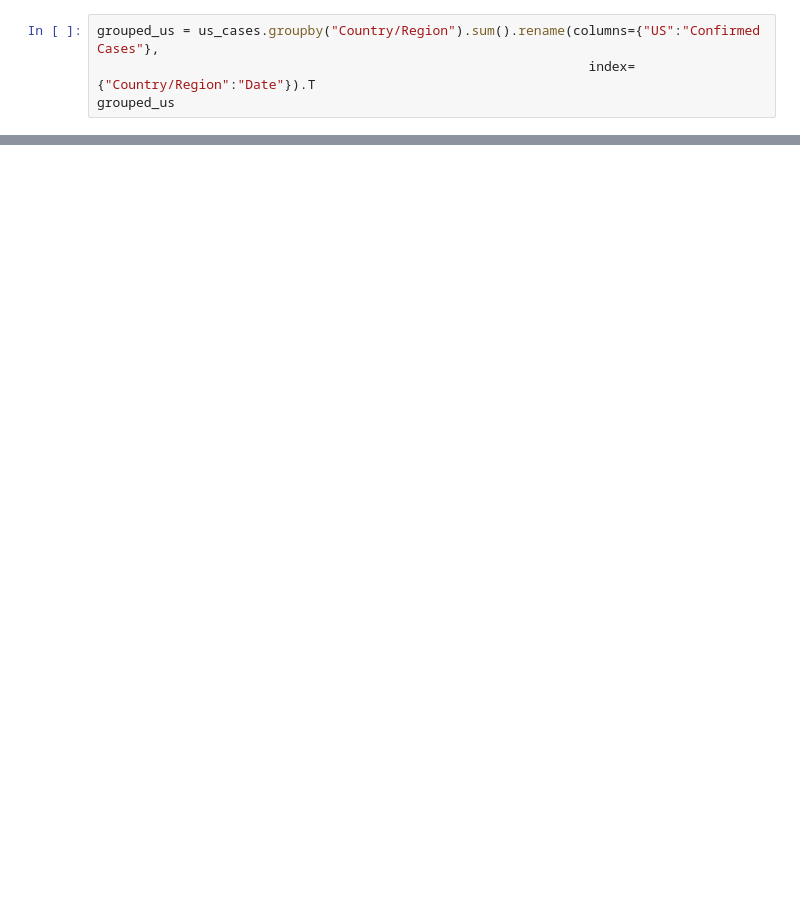
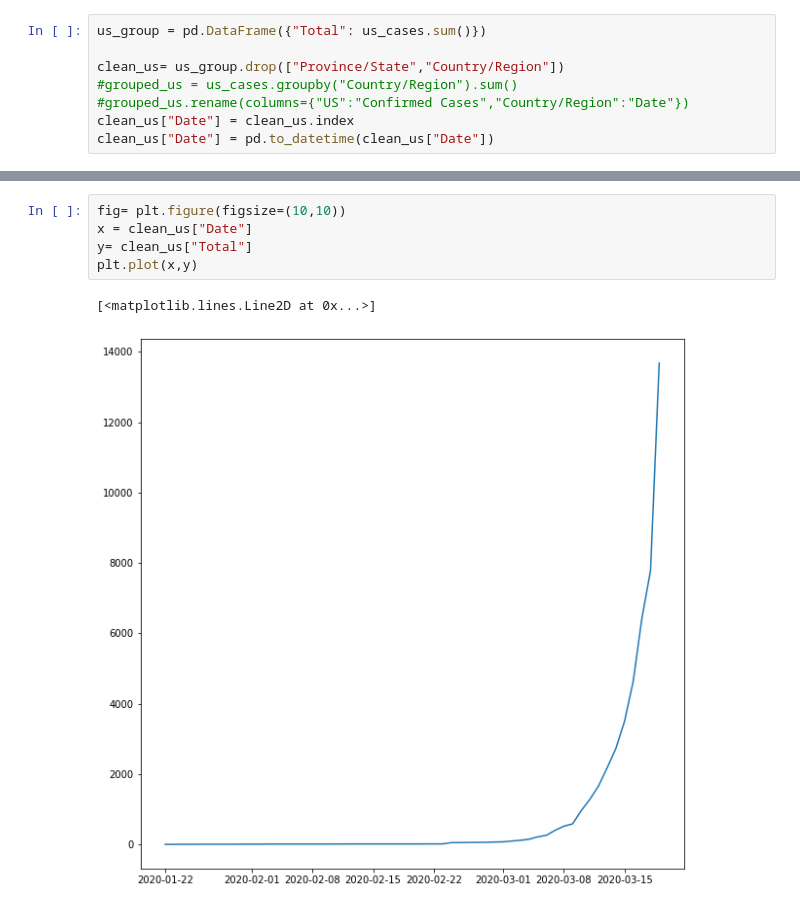
Before and after one commit to saelbakr/COVID-Stocks, a Jupyter notebook: AvgStocks.ipynb, the cells around one changed output, grey strips where cells are left out. Drawn from its saved outputs; the diff is of its cells as text; blank space fills up the shorter version.

```diff
--- a/AvgStocks.ipynb
+++ b/AvgStocks.ipynb
@@ -14,4 +106,8 @@ us_cases = clean.loc[clean['Country/Region'] == "US"]
 # %%
-grouped_us = us_cases.groupby("Country/Region").sum().rename(columns={"US":"Confirmed Cases"},
-                                                               index={"Country/Region":"Date"}).T
-grouped_us
+us_group = pd.DataFrame({"Total": us_cases.sum()})
+
+clean_us= us_group.drop(["Province/State","Country/Region"])
+#grouped_us = us_cases.groupby("Country/Region").sum()
+#grouped_us.rename(columns={"US":"Confirmed Cases","Country/Region":"Date"})
+clean_us["Date"] = clean_us.index
+clean_us["Date"] = pd.to_datetime(clean_us["Date"])
@@ -47,2 +134,10 @@ ylabel = ("Closing Stock Price")
+# %%
+fig= plt.figure(figsize=(10,10))
+x = clean_us["Date"]
+y= clean_us["Total"]
+plt.plot(x,y)
+# %% [output]
+[<matplotlib.lines.Line2D at 0x...>]
+[figure, added]
 # %%
 ticker = yf.Ticker("^DJI")
```
Also changed, not shown: parts of 21 cells of this notebook, 3 other files.
